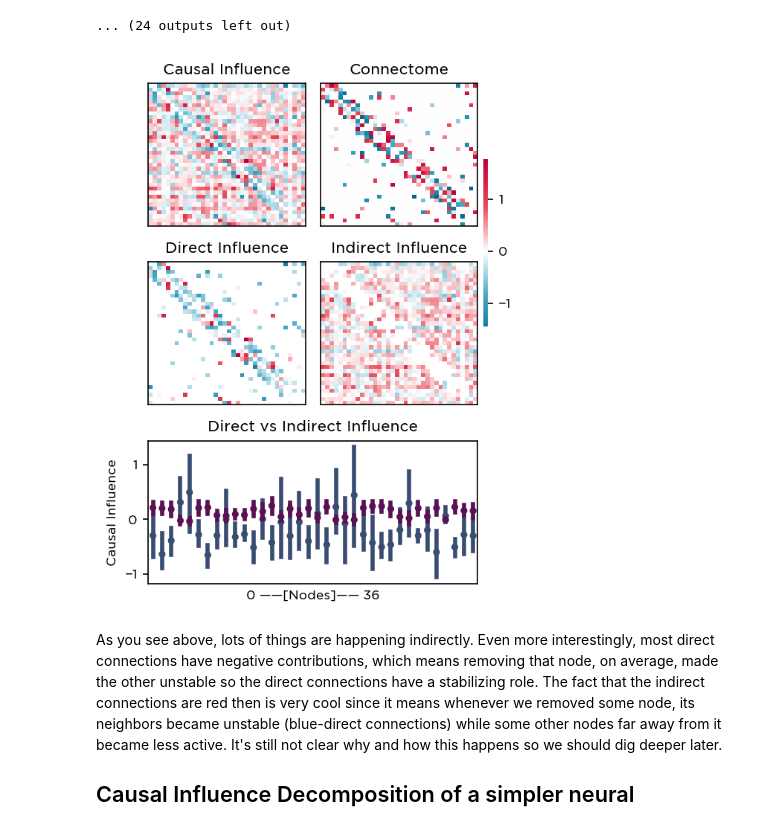
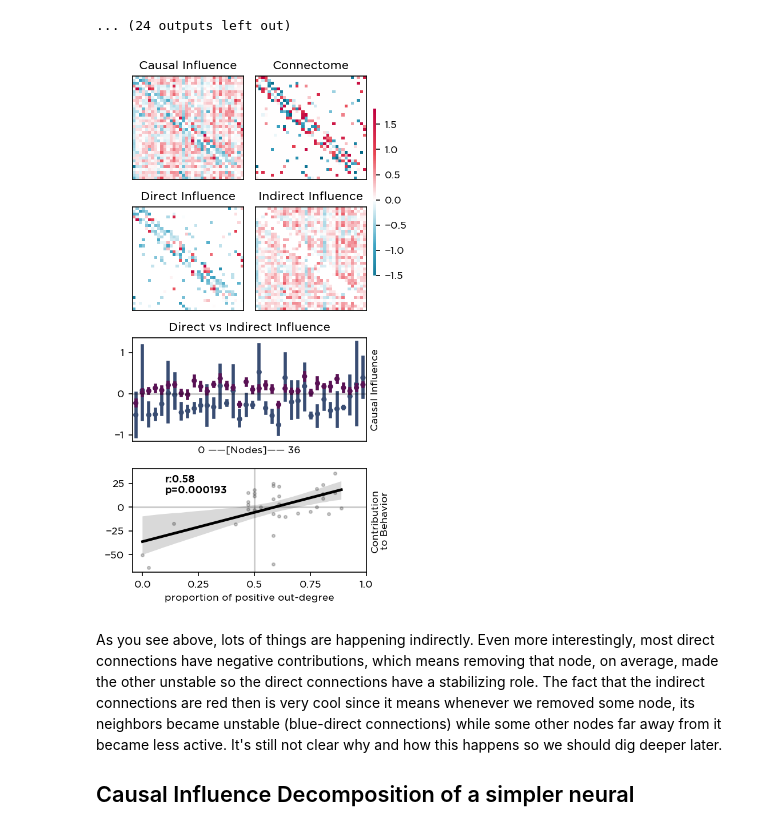
Before and after one commit to kuffmode/Causal-influence-decomposition-of-an-ESN, a Jupyter notebook: ESN_vs_SER_CCA.ipynb, the cells around one changed output. Cells and saved outputs as stored; diff of their text form; code cells hidden in the pictures.

```diff
--- a/ESN_vs_SER_CCA.ipynb
+++ b/ESN_vs_SER_CCA.ipynb
@@ -85,7 +85,7 @@ for parameters in tqdm(parameter_space,
 
 optimum_params = min(parameter_space, key=lambda x: x['error']) # the combination with the minimum MSE
 # %%
-fig,axes = plt.subplot_mosaic([['A', 'B', 'C']],figsize=(3.5,1.05),dpi=150)
+fig,axes = plt.subplot_mosaic([['A', 'B', 'C']],figsize=(3.5,1.05),dpi=300)
 
 cbar_ax = fig.add_axes([.92, .2, .01, .6]) # I ended up hard coding coordinates a lot here and I know it's not nice. Not sure how to fix it yet so it's a TODO for later.
 
@@ -103,7 +103,7 @@ sns.heatmap(optimum_params['W'],
 
 axes['A'].title.set_text('Connectome')
 axes['B'].title.set_text('SER')
-axes['C'].title.set_text('ESN')
+axes['C'].title.set_text('ESNs')
 
 for ax in axes:
     axes[ax].spines['right'].set_visible(True)
@@ -318,7 +318,8 @@ lesion_esn_nodes_params = {'network':esn,'training_data':y_train_validate}
 causal_influence_matrix = msa.estimate_causal_influences(network_connectome= esn.W,
                                                          objective_function=lesion_esn_nodes,
                                                          objective_function_params=lesion_esn_nodes_params,
-                                                         n_permutations=1_000) # this takes time so we do 35000 (N-1*1000) combinations for each node.
+                                                         n_permutations=5_000) # this takes time so we do 35000 (N-1*1000) combinations for each node.
+causal_influence_matrix = causal_influence_matrix.T
 # %% [output]
 working on the node number 0 from 36 nodes.
 working on the node number 1 from 36 nodes.
@@ -333,15 +334,21 @@ working on the node number 9 from 36 nodes.
 working on the node number 10 from 36 nodes.
 working on the node number 11 from 36 nodes.
 ... (24 outputs left out)
+# %%
+positive_signed_degree = (causal_influence_matrix>0).sum()/len(causal_influence_matrix)
+shapley_sorted_by_index = ut.sorter(shapley_table=shapley_table,ascending=True).mean()
+corr_with_behavior = pearsonr(positive_signed_degree,shapley_sorted_by_index)
+
+direct = causal_influence_matrix.where(esn.W!=0)
+indirect = causal_influence_matrix.where(esn.W==0)
 # %%
-direct = causal_influence_matrix.where(esn.W!=0)
-indirect = causal_influence_matrix.where(esn.W==0)
 vmax = causal_influence_matrix.max().max()
 fig,axes = plt.subplot_mosaic(
     [['A', 'B',],
      ['C', 'D',],
-     ['E', 'E',]],figsize=(3.5,5),dpi=150)
-cbar_ax = fig.add_axes([0.99, .51, .01, .3])
+     ['E', 'E',],
+     ['F', 'F',]],figsize=(3.5,6.5),dpi=150)
+cbar_ax = fig.add_axes([0.92, .6, .01, .3])
 
 sns.heatmap(causal_influence_matrix,
             center=0,xticklabels=False,yticklabels=False,
@@ -352,34 +359,46 @@ sns.heatmap(esn.W,center=0,xticklabels=False,yticklabels=False,
 sns.heatmap(direct,
             center=0,xticklabels=False,yticklabels=False,
             cmap=colormap,cbar=False,ax=axes['C'],vmax=vmax)
 sns.heatmap(indirect,
             center=0,xticklabels=False,yticklabels=False,
             cmap=colormap,cbar=False,ax=axes['D'],vmax=vmax)
 
 sns.pointplot(data=direct,color='#394D73',alpha=0.8,ci=95,join=False,ax=axes['E'],scale=0.5)
 sns.pointplot(data=indirect,color='#591154',alpha=0.8,ci=95,join=False,ax=axes['E'],scale=0.5)
 
 axes['A'].title.set_text('Causal Influence')
 axes['B'].title.set_text('Connectome')
 axes['C'].title.set_text('Direct Influence')
 axes['D'].title.set_text('Indirect Influence')
 axes['E'].title.set_text('Direct vs Indirect Influence')
 
 
 axes['E'].set_xticks([])
 axes['E'].set_xlabel(f'0 ——[Nodes]—— {esn.n_reservoir_}')
 axes['E'].set_ylabel('Causal Influence')
+axes['E'].yaxis.set_label_position("right")
+axes['E'].axhline(0,alpha=0.2,c='k')
 
+
+sns.regplot(x=positive_signed_degree,y=shapley_sorted_by_index,color='k',ax = axes['F'],scatter_kws={"s": 6,"alpha":0.2,"color":"k"})
+axes['F'].axhline(0,alpha=0.2,c='k')
+axes['F'].axvline(0.5,alpha=0.2,c='k')
+axes['F'].set_xlabel("proportion of positive out-degree")
+axes['F'].set_ylabel("Contribution\nto Behavior")
+axes['F'].text(0.1,15,f"r:{corr_with_behavior[0]:.2}\np={corr_with_behavior[1]:.3}",fontweight='bold')
+axes['F'].yaxis.set_label_position("right")
+axes['F'].set_xticks(np.linspace(0,1,5))
+axes['F'].set_xticklabels([str(i) for i in np.linspace(0,1,5)])
 for ax in axes:
     axes[ax].spines['right'].set_visible(True)
     axes[ax].spines['top'].set_visible(True)
     axes[ax].spines['bottom'].set_visible(True)
     axes[ax].spines['left'].set_visible(True)
 fig.tight_layout(pad=0.8)
 
 plt.savefig(f"ESN Causal Influences.pdf",dpi=600,bbox_inches='tight')
 # %% [output]
-[figure, old version]
+[figure, new version]
 # %% [markdown]
 As you see above, lots of things are happening indirectly. Even more interestingly, most direct connections have negative contributions, which means removing that node, on average, made the other unstable so the direct connections have a stabilizing role. The fact that the indirect connections are red then is very cool since it means whenever we removed some node, its neighbors became unstable (blue-direct connections) while some other nodes far away from it became less active. It's still not clear why and how this happens so we should dig deeper later.
 
```
Also changed, not shown: parts of 19 cells of this notebook, 23 other files.
